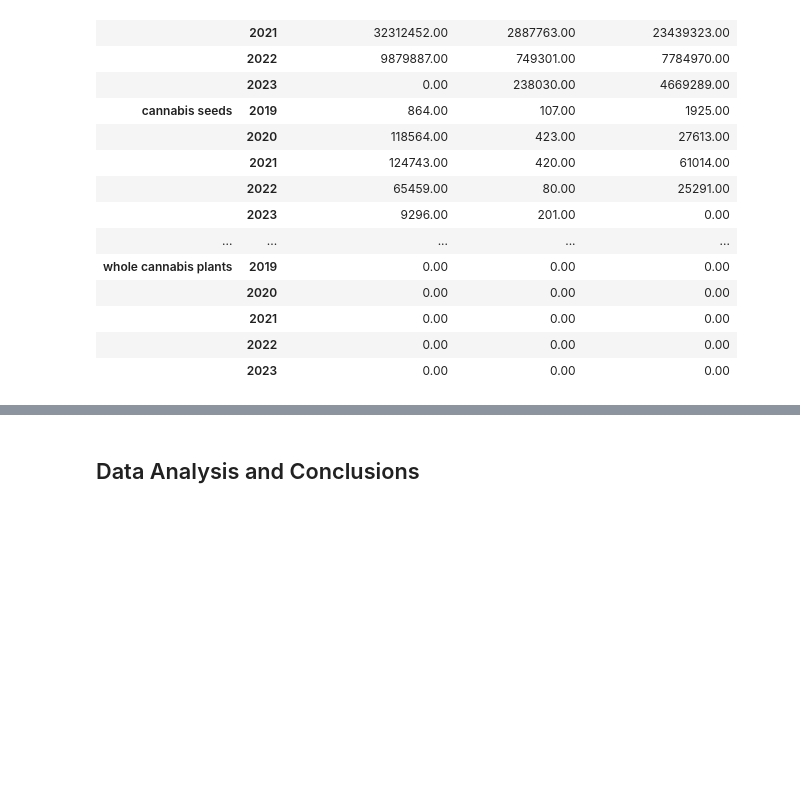
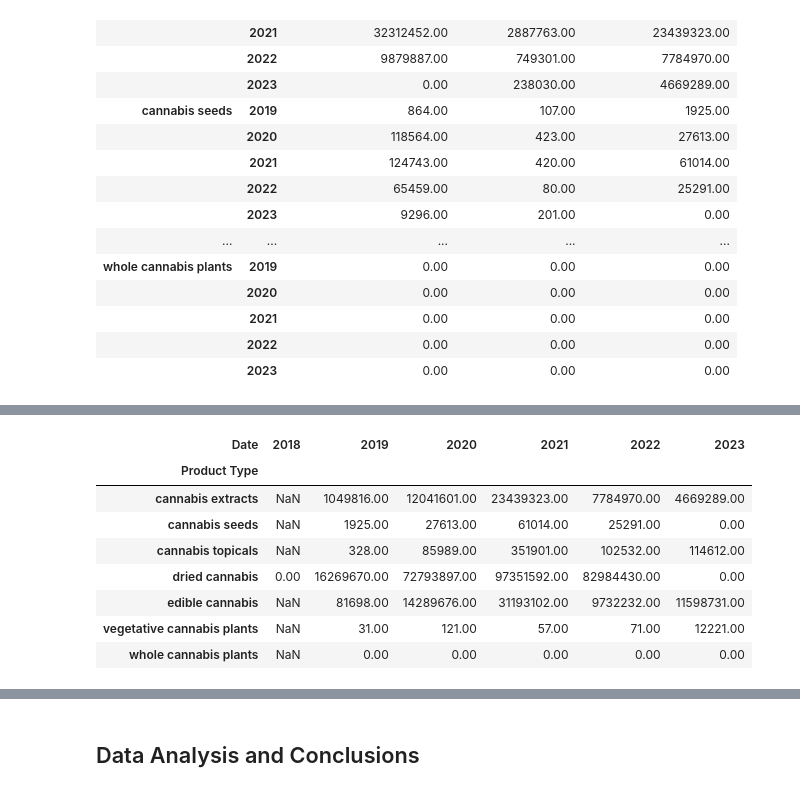
Before and after one commit to ajunjee-selvam/Project_1, a Jupyter notebook: Project1_ConsolidatedFinalAnalysis.ipynb, the cells around one changed output, grey strips where cells are left out. Saved outputs shown, nothing was run; the diff lists cells and outputs as text; code cells hidden in the pictures; blank space fills up the shorter version.

```diff
--- a/Project1_ConsolidatedFinalAnalysis.ipynb
+++ b/Project1_ConsolidatedFinalAnalysis.ipynb
@@ -724,0 +805,16 @@ whole cannabis plants             0.00        0.00
+# %%
+#Creating a pivot table for plotting a pie chart of Non medical sales of the products till date
+Total_sales_nonmedical = product_year_df[['Non Medical Sales Units']].sum()
+#creating a pivot table for plotting donut charts
+nonmedical_df= Total_sales_nonmedical.pivot_table(index= 'Product Type', columns= 'Date', values='Non Medical Sales Units')
+nonmedical_df
+# %% [output]
+| Date | 2018 | 2019 | 2020 | 2021 | 2022 | 2023 |
+| Product Type |  |  |  |  |  |  |
+| cannabis extracts | NaN | 1049816.00 | 12041601.00 | 23439323.00 | 7784970.00 | 4669289.00 |
+| cannabis seeds | NaN | 1925.00 | 27613.00 | 61014.00 | 25291.00 | 0.00 |
+| cannabis topicals | NaN | 328.00 | 85989.00 | 351901.00 | 102532.00 | 114612.00 |
+| dried cannabis | 0.00 | 16269670.00 | 72793897.00 | 97351592.00 | 82984430.00 | 0.00 |
+| edible cannabis | NaN | 81698.00 | 14289676.00 | 31193102.00 | 9732232.00 | 11598731.00 |
+| vegetative cannabis plants | NaN | 31.00 | 121.00 | 57.00 | 71.00 | 12221.00 |
+| whole cannabis plants | NaN | 0.00 | 0.00 | 0.00 | 0.00 | 0.00 |
```
Also changed, not shown: parts of 12 cells of this notebook.
